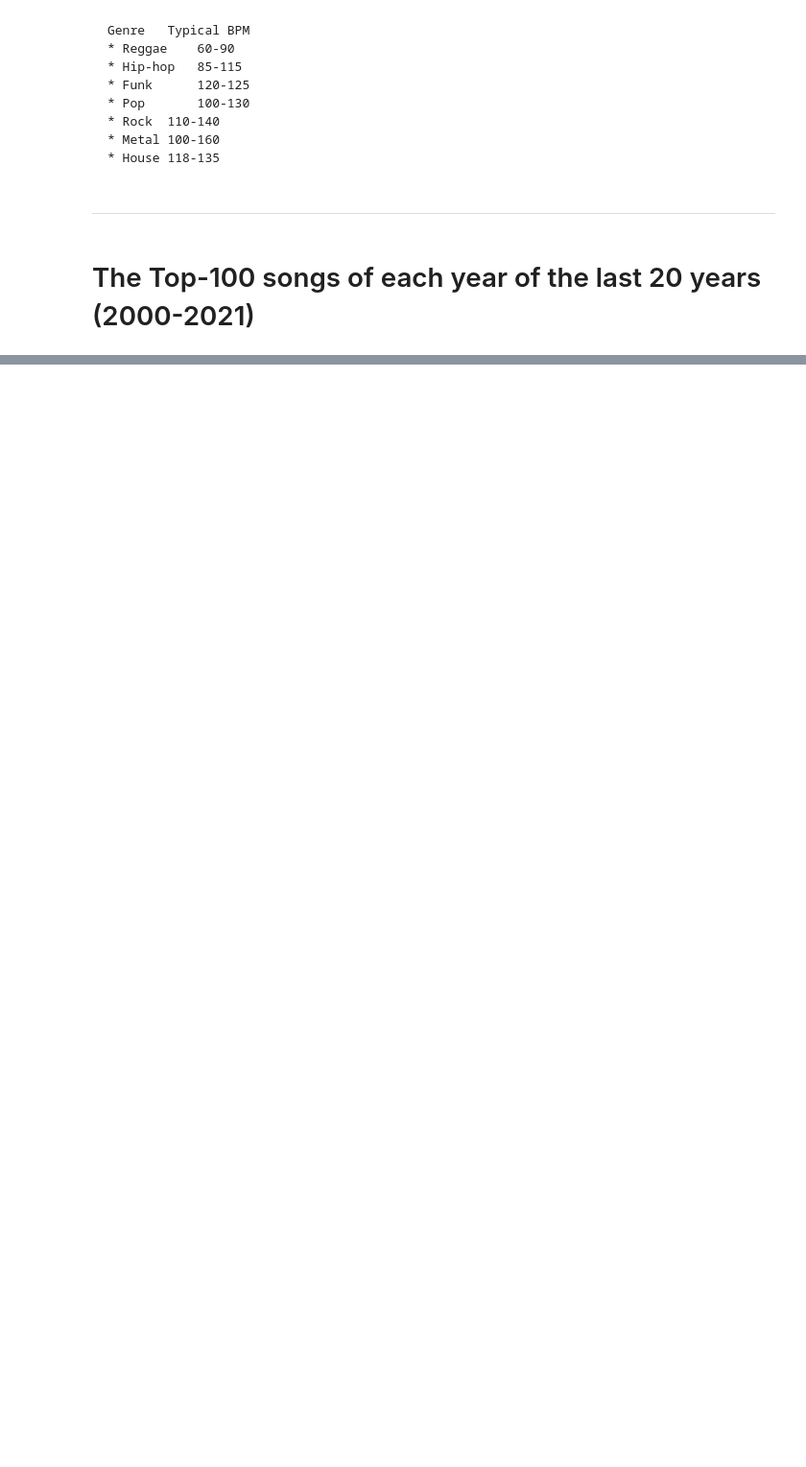
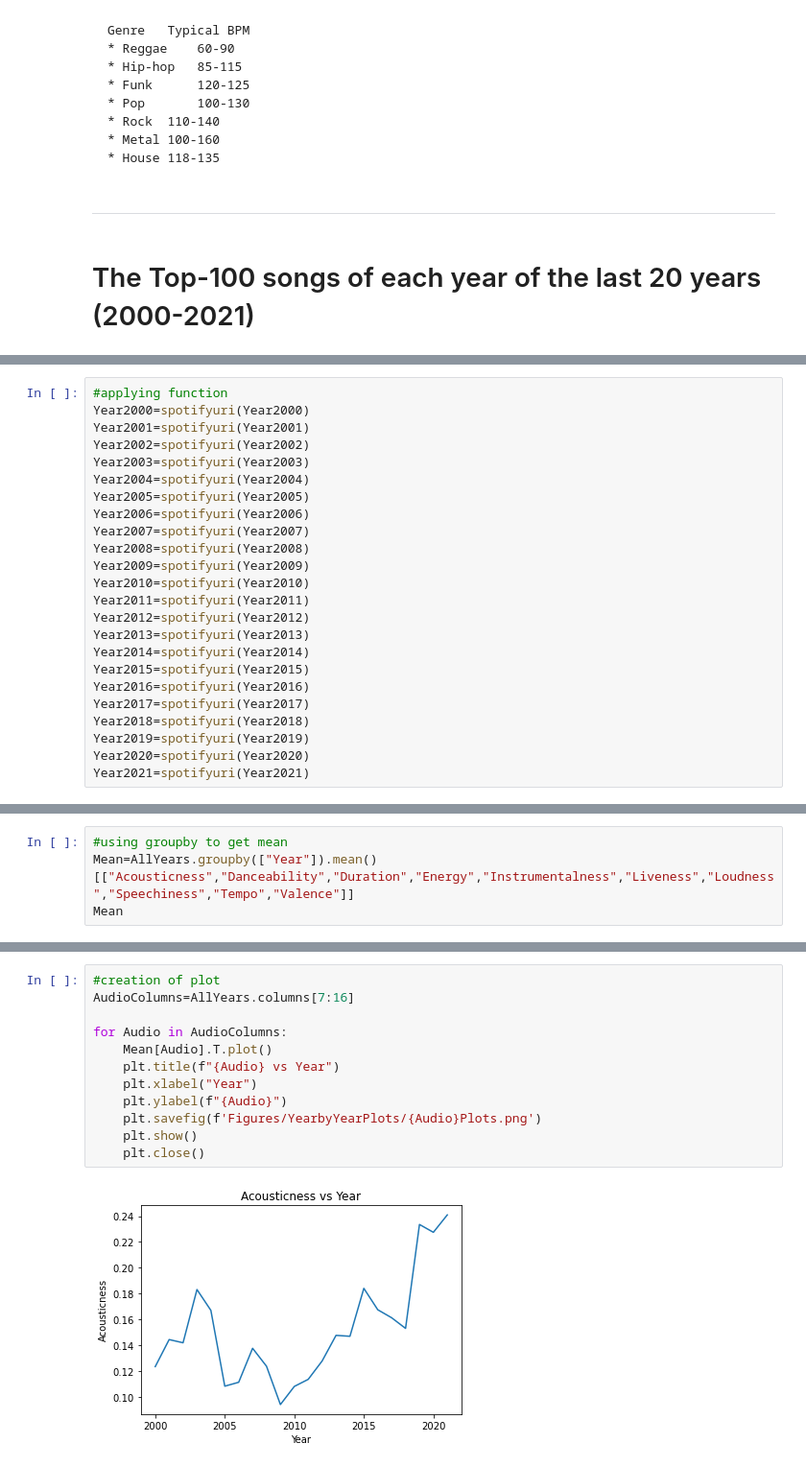
Before and after one commit to dianaagustinaf/spotidata-project, a Jupyter notebook: SpotiData_Analysis.ipynb, the cells around one changed output, grey strips where cells are left out. Shown at 96% size. Cells and saved outputs as stored; diff of their text form; blank space fills up the shorter version.

```diff
--- a/SpotiData_Analysis.ipynb
+++ b/SpotiData_Analysis.ipynb
@@ -624,0 +734,24 @@ plt.savefig("Figures/MostStreamedSongs/Tempo Distribution.png")
+# %%
+#applying function
+Year2000=spotifyuri(Year2000)
+Year2001=spotifyuri(Year2001)
+Year2002=spotifyuri(Year2002)
+Year2003=spotifyuri(Year2003)
+Year2004=spotifyuri(Year2004)
+Year2005=spotifyuri(Year2005)
+Year2006=spotifyuri(Year2006)
+Year2007=spotifyuri(Year2007)
+Year2008=spotifyuri(Year2008)
+Year2009=spotifyuri(Year2009)
+Year2010=spotifyuri(Year2010)
+Year2011=spotifyuri(Year2011)
+Year2012=spotifyuri(Year2012)
+Year2013=spotifyuri(Year2013)
+Year2014=spotifyuri(Year2014)
+Year2015=spotifyuri(Year2015)
+Year2016=spotifyuri(Year2016)
+Year2017=spotifyuri(Year2017)
+Year2018=spotifyuri(Year2018)
+Year2019=spotifyuri(Year2019)
+Year2020=spotifyuri(Year2020)
+Year2021=spotifyuri(Year2021)
@@ -624,0 +803,4 @@ plt.savefig("Figures/MostStreamedSongs/Tempo Distribution.png")
+# %%
+#using groupby to get mean
+Mean=AllYears.groupby(["Year"]).mean()[["Acousticness","Danceability","Duration","Energy","Instrumentalness","Liveness","Loudness","Speechiness","Tempo","Valence"]]
+Mean
@@ -624,0 +874,14 @@ plt.savefig("Figures/MostStreamedSongs/Tempo Distribution.png")
+# %%
+#creation of plot
+AudioColumns=AllYears.columns[7:16]
+
+for Audio in AudioColumns:
+    Mean[Audio].T.plot()
+    plt.title(f"{Audio} vs Year")
+    plt.xlabel("Year")
+    plt.ylabel(f"{Audio}")
+    plt.savefig(f'Figures/YearbyYearPlots/{Audio}Plots.png')
+    plt.show()
+    plt.close()
+# %% [output]
+[figure, added]
```
Also changed, not shown: parts of 36 cells of this notebook, 47 other files.
